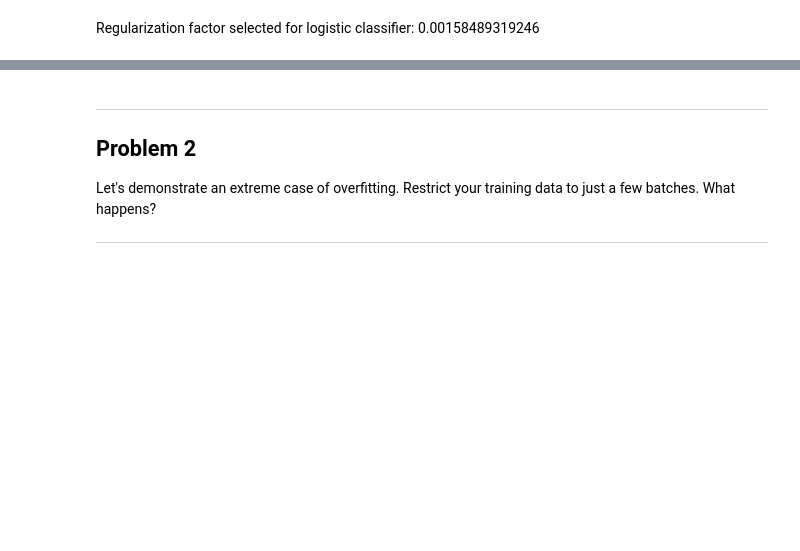
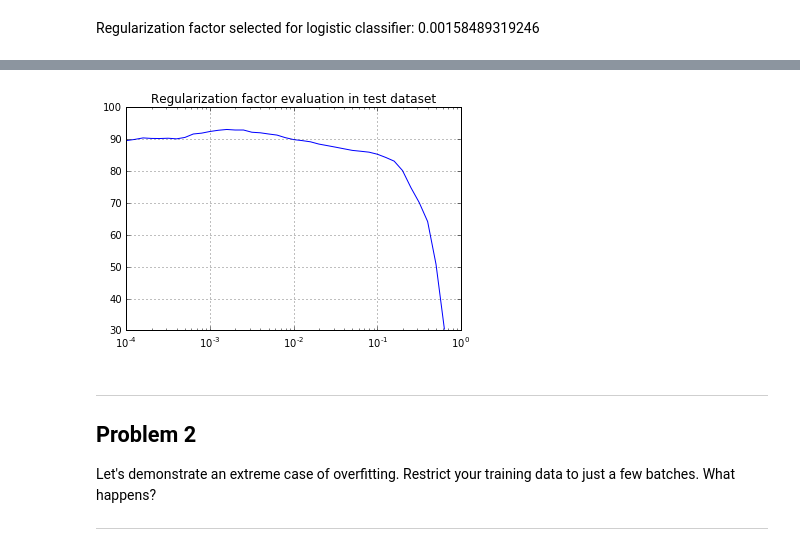
Before and after one commit to llealgt/google_machine_learning_nanodegree_deep_learning, a Jupyter notebook: 3_regularization.ipynb, the cells around one changed output, grey strips where cells are left out. Drawn from its saved outputs; the diff is of its cells as text; code cells hidden in the pictures; blank space fills up the shorter version.

```diff
--- a/3_regularization.ipynb
+++ b/3_regularization.ipynb
@@ -165,3 +254,10 @@ Regularization factor selected for logistic classifier: 0.00158489319246
+# %%
+plot.semilogx(regularizators, test_accuracy)
+plot.grid(True)
+plot.title('Regularization factor evaluation in test dataset')
+plot.show()
+# %% [output]
+[figure, added]
 # %% [markdown]
 ---
 Problem 2
```
Also changed, not shown: parts of 6 cells of this notebook.
